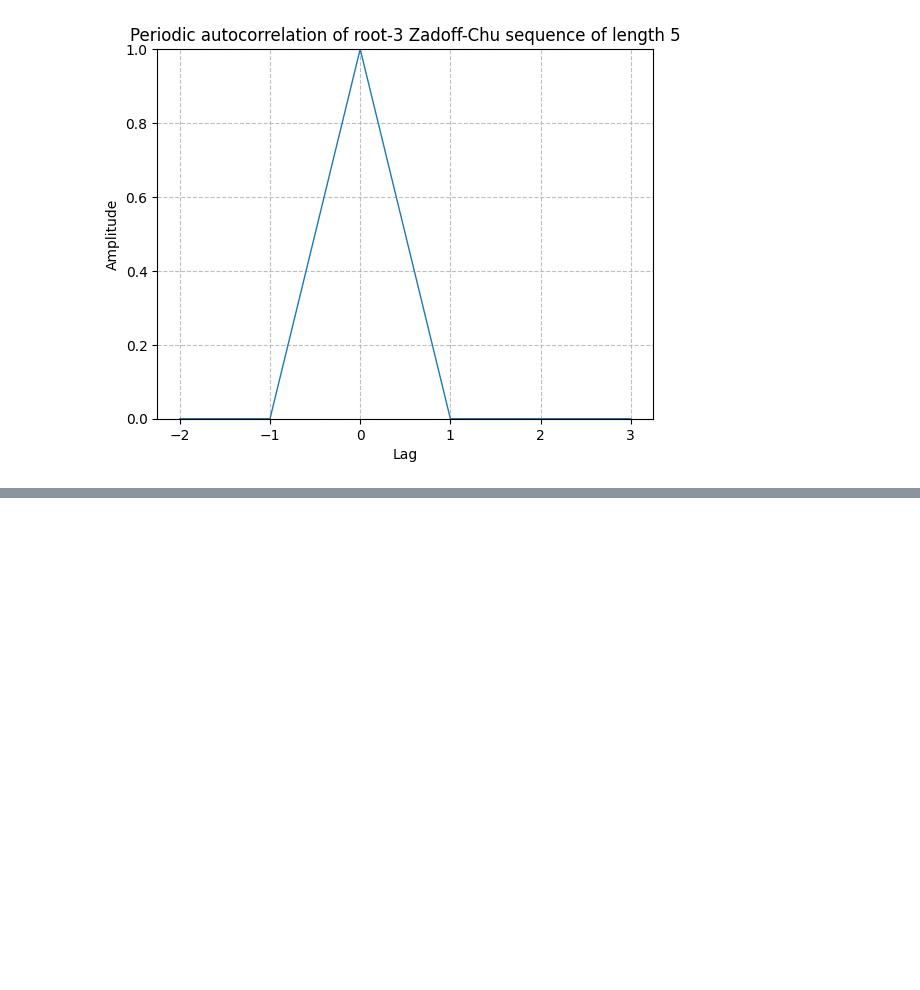
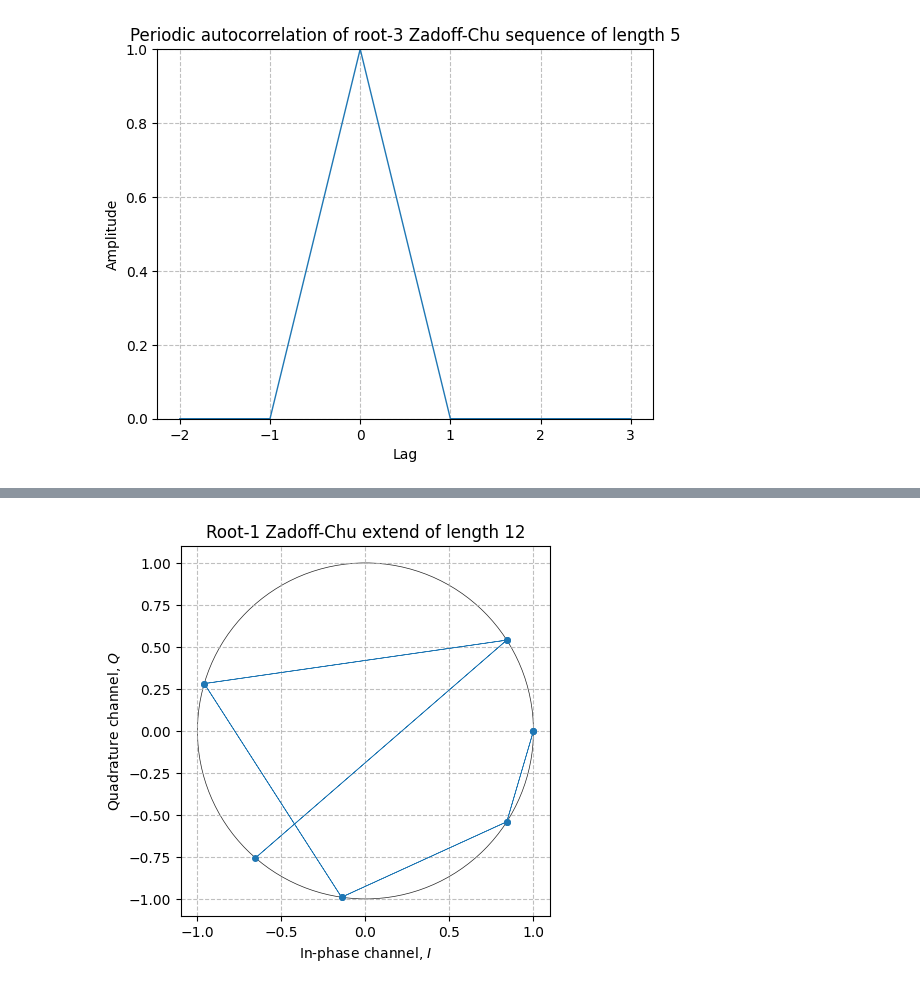
Before and after one commit to Danzo0l/py-laboratory, a Jupyter notebook: mMTC/zadoff-chu.ipynb, the cells around one changed output, grey strips where cells are left out. Cells and saved outputs as stored; diff of their text form; code cells hidden in the pictures; blank space fills up the shorter version.

```diff
--- a/mMTC/zadoff-chu.ipynb
+++ b/mMTC/zadoff-chu.ipynb
@@ -125,0 +123,20 @@ Text(0.5, 1.0, 'Periodic cross correlation of root-3 and root-5 Zadoff-Chu seque
+# %%
+# Generate Cyclyc extend of ZC
+# Params: N - length, r1 - root index of ZC sequence
+N = 11
+N_sf = 12
+r1 = 1
+
+ZC1 = sdr.zadoff_chu_sequence(N, r1)
+S1 = np.zeros(N_sf)
+# Generate S1 - Extend of ZC sequence
+S1 = ZC1[np.arange(N_sf) % N]
+
+plt.figure()
+sdr.plot.constellation(S1, linestyle="-", linewidth=0.5, markersize=8)
+circle = plt.Circle((0, 0), 1, color='#222222', linewidth=0.5, fill=False)
+plt.gca().add_artist(circle)
+plt.title(f"Root-{r1} Zadoff-Chu extend of length {N_sf}")
+plt.show()
+# %% [output]
+[figure, added]
```
Also changed, not shown: parts of 6 cells of this notebook, 2 other files.
